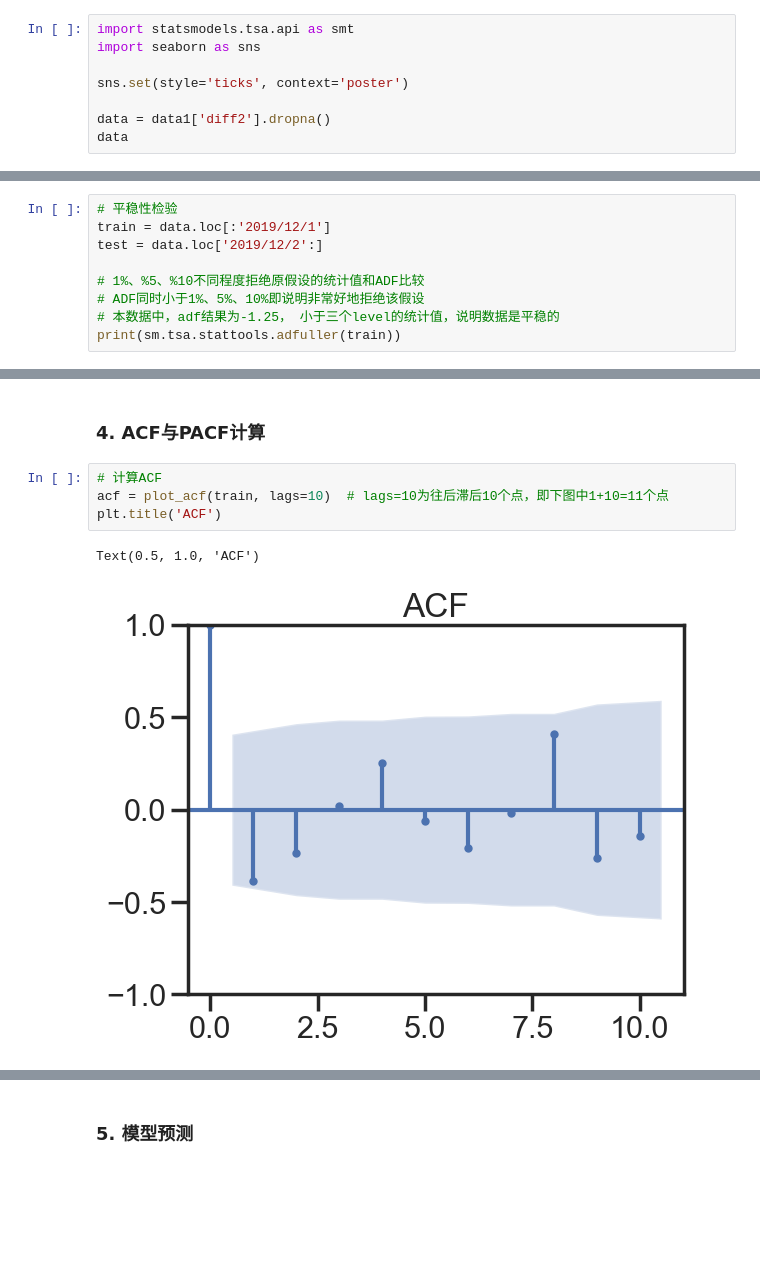
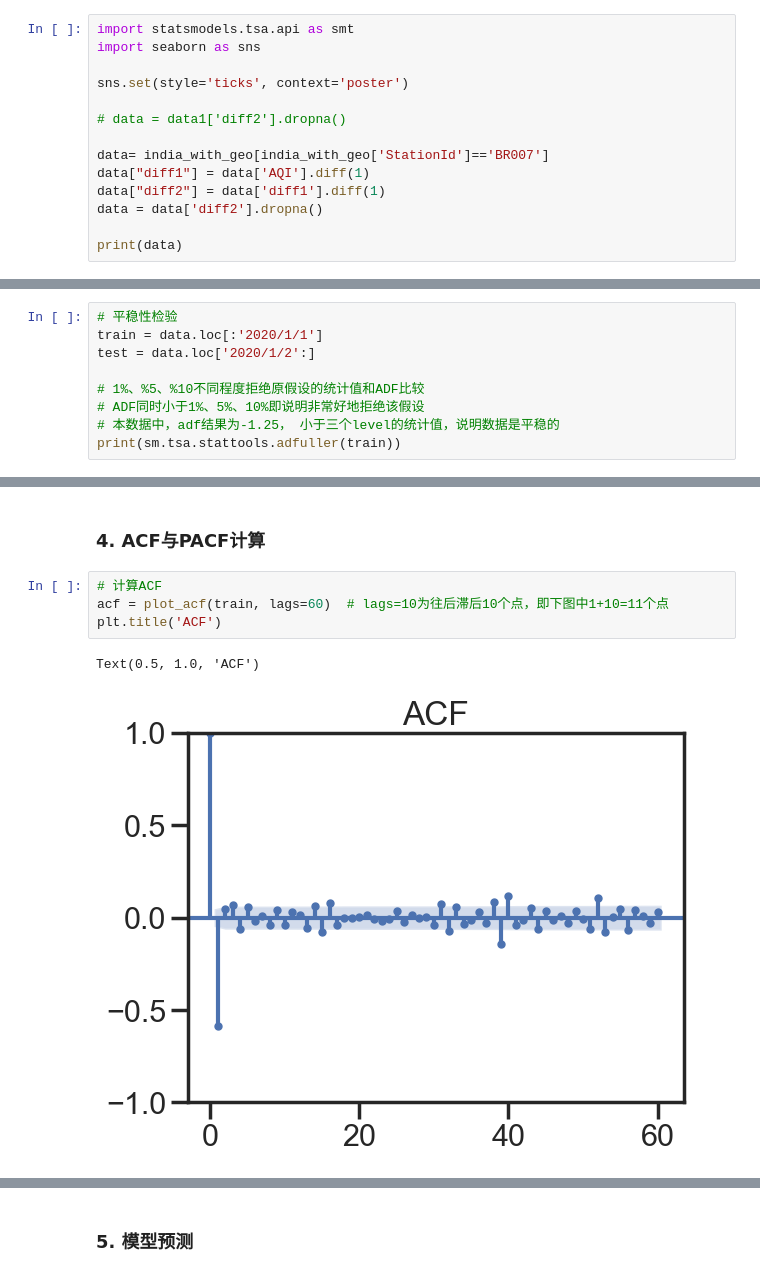
Before and after one commit to TREXA23187/air_quality, a Jupyter notebook: main.ipynb, the cells around one changed output, grey strips where cells are left out. Saved outputs shown, nothing was run; the diff lists cells and outputs as text; blank space fills up the shorter version.

```diff
--- a/main.ipynb
+++ b/main.ipynb
@@ -186,7 +220,13 @@ import seaborn as sns
 
 sns.set(style='ticks', context='poster')
 
-data = data1['diff2'].dropna()
-data
+# data = data1['diff2'].dropna()
+
+data= india_with_geo[india_with_geo['StationId']=='BR007']
+data["diff1"] = data['AQI'].diff(1)
+data["diff2"] = data['diff1'].diff(1)
+data = data['diff2'].dropna()
+
+print(data)
 # %% [output]
 Date
@@ -219,7 +255,7 @@ plt.plot(data.index, data)
 # %%
 # 平稳性检验
-train = data.loc[:'2019/12/1']
-test = data.loc['2019/12/2':]
+train = data.loc[:'2020/1/1']
+test = data.loc['2020/1/2':]
 
 # 1%、%5、%10不同程度拒绝原假设的统计值和ADF比较
 # ADF同时小于1%、5%、10%即说明非常好地拒绝该假设
@@ -242,10 +278,10 @@ p_value
 ### 4. ACF与PACF计算
 # %%
 # 计算ACF
-acf = plot_acf(train, lags=10)  # lags=10为往后滞后10个点，即下图中1+10=11个点
+acf = plot_acf(train, lags=60)  # lags=10为往后滞后10个点，即下图中1+10=11个点
 plt.title('ACF')
 # %% [output]
 Text(0.5, 1.0, 'ACF')
-[figure, old version]
+[figure, new version]
 # %%
 # PACF
```
Also changed, not shown: parts of 17 cells of this notebook, 12 other files.
